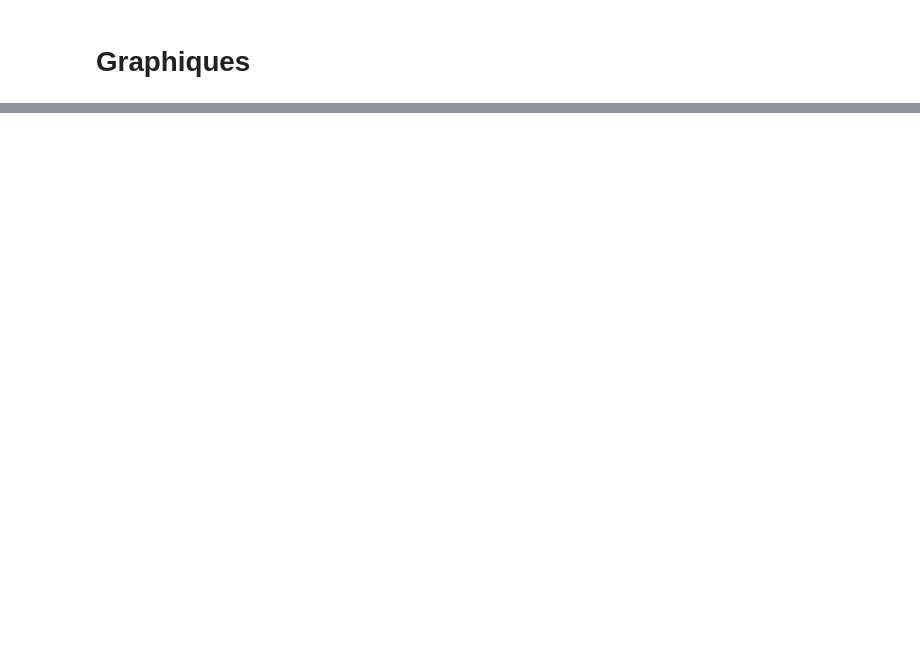
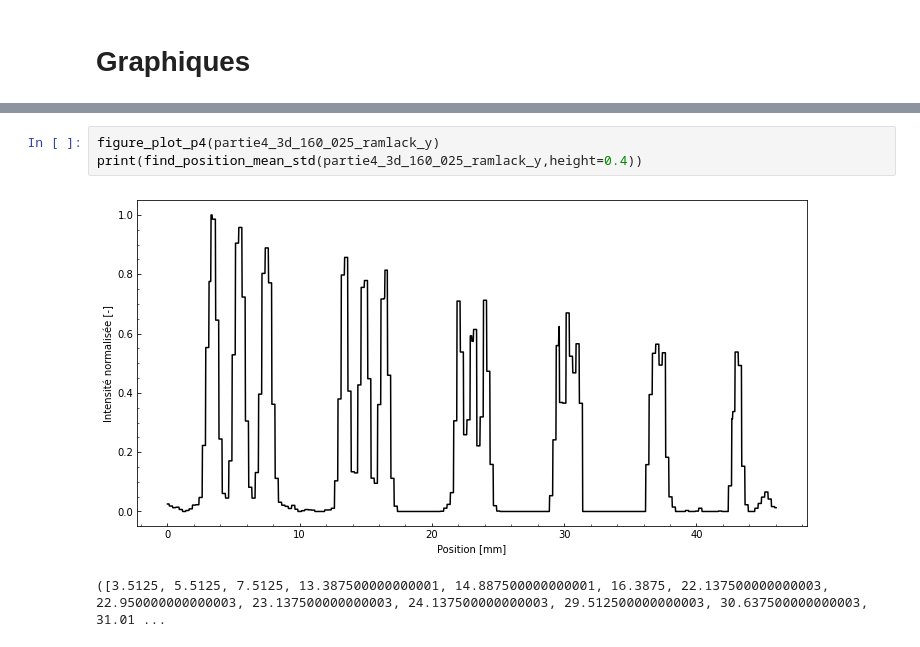
Before and after one commit to felixantoine1/labV_projet, a Jupyter notebook: analyse_partie4.ipynb, the cells around one changed output, grey strips where cells are left out. Drawn from its saved outputs; the diff is of its cells as text; blank space fills up the shorter version.

```diff
--- a/analyse_partie4.ipynb
+++ b/analyse_partie4.ipynb
@@ -128,0 +236,6 @@ figure_plot_p4(partie4_3d_040_025_ramlack_y_v2)
+# %%
+figure_plot_p4(partie4_3d_160_025_ramlack_y)
+print(find_position_mean_std(partie4_3d_160_025_ramlack_y,height=0.4))
+# %% [output]
+[figure, added]
+([3.5125, 5.5125, 7.5125, 13.387500000000001, 14.887500000000001, 16.3875, 22.137500000000003, 22.950000000000003, 23.137500000000003, 24.137500000000003, 29.512500000000003, 30.637500000000003, 31.01 ...
```
Also changed, not shown: parts of 20 cells of this notebook.
